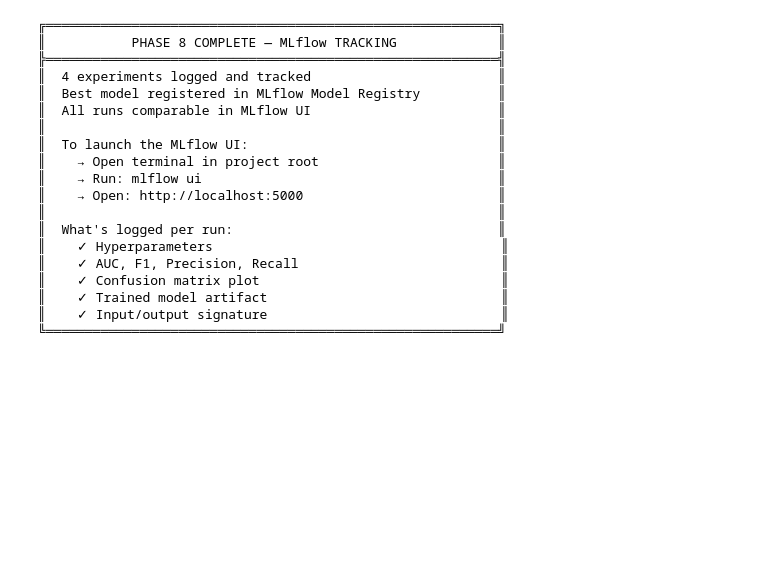
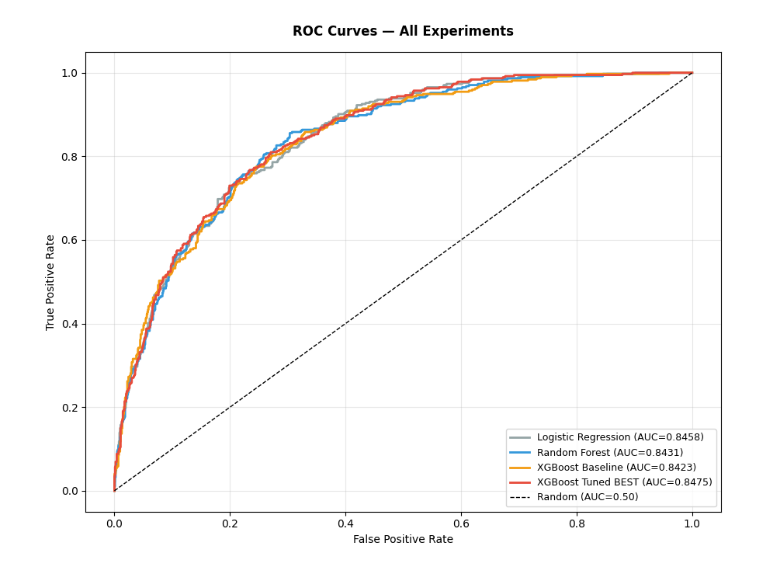
Before and after one commit to nikhil2316n/customer-churn-prediction, a Jupyter notebook: notebooks/08_experiment_tracking.ipynb, the cells around one changed output. Cells and saved outputs as stored; diff of their text form; code cells hidden in the pictures; blank space fills up the shorter version.

```diff
--- a/notebooks/08_experiment_tracking.ipynb
+++ b/notebooks/08_experiment_tracking.ipynb
@@ -366,42 +321,25 @@ plt.show()
-# %%
-print("""
-╔══════════════════════════════════════════════════════════╗
-║           PHASE 8 COMPLETE — MLflow TRACKING             ║
-╠══════════════════════════════════════════════════════════╣
-║  4 experiments logged and tracked                        ║
-║  Best model registered in MLflow Model Registry          ║
-║  All runs comparable in MLflow UI                        ║
-║                                                          ║
-║  To launch the MLflow UI:                                ║
-║    → Open terminal in project root                       ║
-║    → Run: mlflow ui                                      ║
-║    → Open: http://localhost:5000                         ║
-║                                                          ║
-║  What's logged per run:                                  ║
-║    ✓ Hyperparameters                                     ║
-║    ✓ AUC, F1, Precision, Recall                          ║
-║    ✓ Confusion matrix plot                               ║
-║    ✓ Trained model artifact                              ║
-║    ✓ Input/output signature                              ║
-╚══════════════════════════════════════════════════════════╝
-""")
-# %% [output]
-╔══════════════════════════════════════════════════════════╗
-║           PHASE 8 COMPLETE — MLflow TRACKING             ║
-╠══════════════════════════════════════════════════════════╣
-║  4 experiments logged and tracked                        ║
-║  Best model registered in MLflow Model Registry          ║
-║  All runs comparable in MLflow UI                        ║
-║                                                          ║
-║  To launch the MLflow UI:                                ║
-║    → Open terminal in project root                       ║
-║    → Run: mlflow ui                                      ║
-║    → Open: http://localhost:5000                         ║
-║                                                          ║
-║  What's logged per run:                                  ║
-║    ✓ Hyperparameters                                     ║
-║    ✓ AUC, F1, Precision, Recall                          ║
-║    ✓ Confusion matrix plot                               ║
-║    ✓ Trained model artifact                              ║
-║    ✓ Input/output signature                              ║
-╚══════════════════════════════════════════════════════════╝
+# %%
+# ============================================================
+# ROC CURVES — All models on one chart
+# ============================================================
+
+fig, ax = plt.subplots(figsize=(9, 7))
+colors = ['#95a5a6', '#3498db', '#f39c12', '#e74c3c']
+
+for result, color in zip(all_results, colors):
+    fpr, tpr, _ = roc_curve(y_test, result['y_prob'])
+    ax.plot(fpr, tpr, color=color, linewidth=2,
+            label=f"{result['name'].replace('_',' ')} "
+                  f"(AUC={result['auc_roc']})")
+
+ax.plot([0,1], [0,1], 'k--', linewidth=1, label='Random (AUC=0.50)')
+ax.set_title('ROC Curves — All Experiments', fontweight='bold', pad=15)
+ax.set_xlabel('False Positive Rate')
+ax.set_ylabel('True Positive Rate')
+ax.legend(loc='lower right', fontsize=9)
+ax.grid(True, alpha=0.3)
+plt.tight_layout()
+plt.savefig('../reports/figures/17_roc_all_models.png', bbox_inches='tight')
+plt.show()
+# %% [output]
+[figure, added]
```
Also changed, not shown: parts of 15 cells of this notebook, 5 other files.
